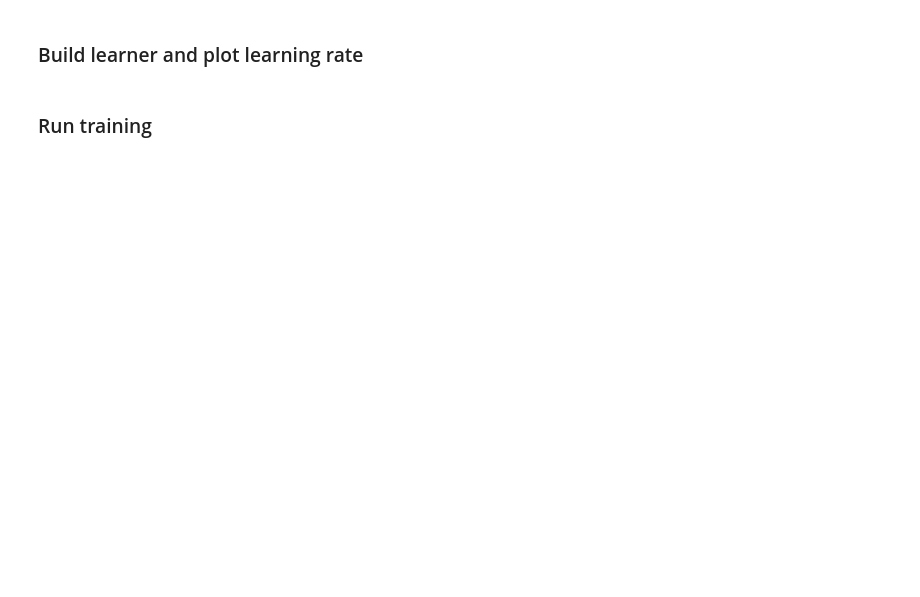
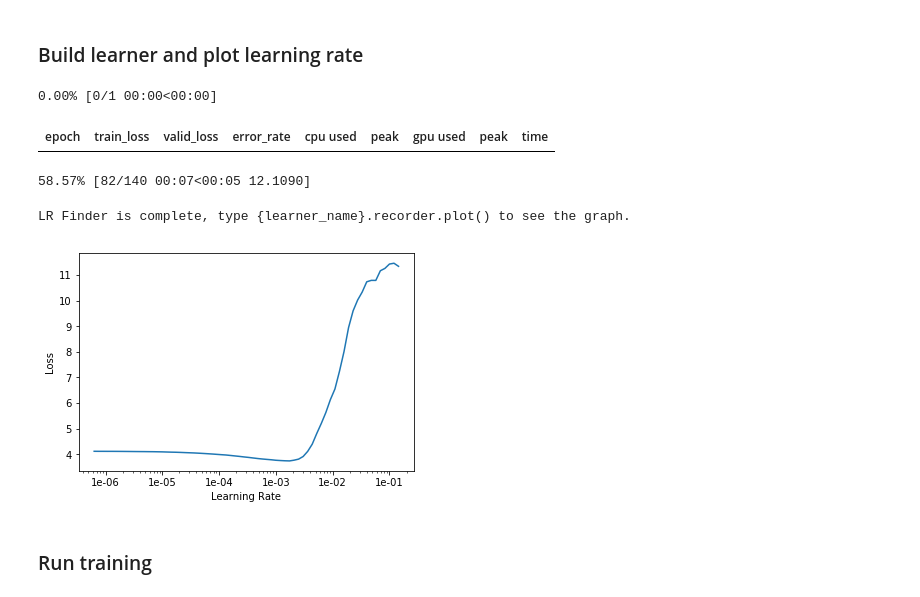
Before and after one commit to BarberAlec/Othello-Game-Playing-AI-Evaluation, a Jupyter notebook: Othello_CNN.ipynb, the cells around one changed output. Saved outputs shown, nothing was run; the diff lists cells and outputs as text; code cells hidden in the pictures; blank space fills up the shorter version.

```diff
--- a/Othello_CNN.ipynb
+++ b/Othello_CNN.ipynb
@@ -78,19 +79,27 @@ data.c, data.show_batch( rows = 3 )
 # %%
 # Load model onto GPU..?
 device = torch.device('cuda')
-model = OthelloCNN().to(device)
+model = OthelloCNN()
+# model = OthelloCNN().to(device)
+# get_model = lambda x: model()
 
 # def get_model(pretrained=True, cut = None, **kwargs):
 #     return model
 
 # Create a learner
 # print(data)
-# learn = cnn_learner( data, model, pretrained=False, metrics = error_rate )
-learn = cnn_learner( data, models.resnet18, pretrained=False, metrics = [accuracy, error_rate], callback_fns=[ShowGraph, PeakMemMetric] ).to_fp16(loss_scale=512)
+learn = Learner( data, model, metrics = error_rate, callback_fns=[ShowGraph, PeakMemMetric] ).to_fp16(loss_scale=512)
+# learn = cnn_learner( data, models.resnet18, pretrained=False, metrics = [accuracy, error_rate], callback_fns=[ShowGraph, PeakMemMetric] ).to_fp16(loss_scale=512)
 
 # Find the optimal learning rate
-# lr_find( learn )
-# learn.recorder.plot()
+lr_find( learn )
+learn.recorder.plot()
+# %% [output]
+0.00% [0/1 00:00<00:00]
+| epoch | train_loss | valid_loss | error_rate | cpu used | peak | gpu used | peak | time |
+58.57% [82/140 00:07<00:05 12.1090]
+LR Finder is complete, type {learner_name}.recorder.plot() to see the graph.
+[figure, added]
 # %% [markdown]
 ### Run training
 # %%
```
Also changed, not shown: parts of 4 cells of this notebook, 1 other file.
